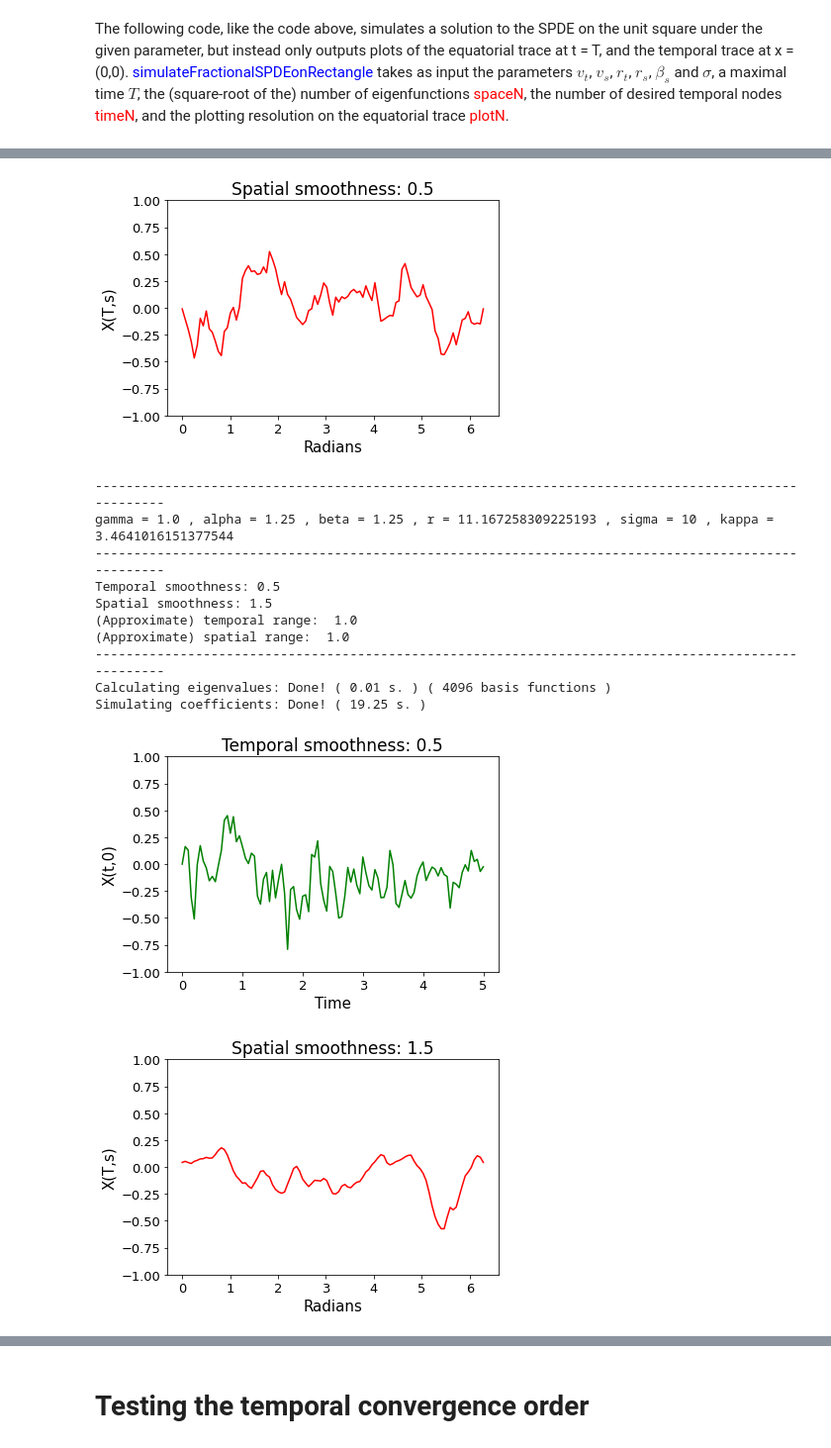
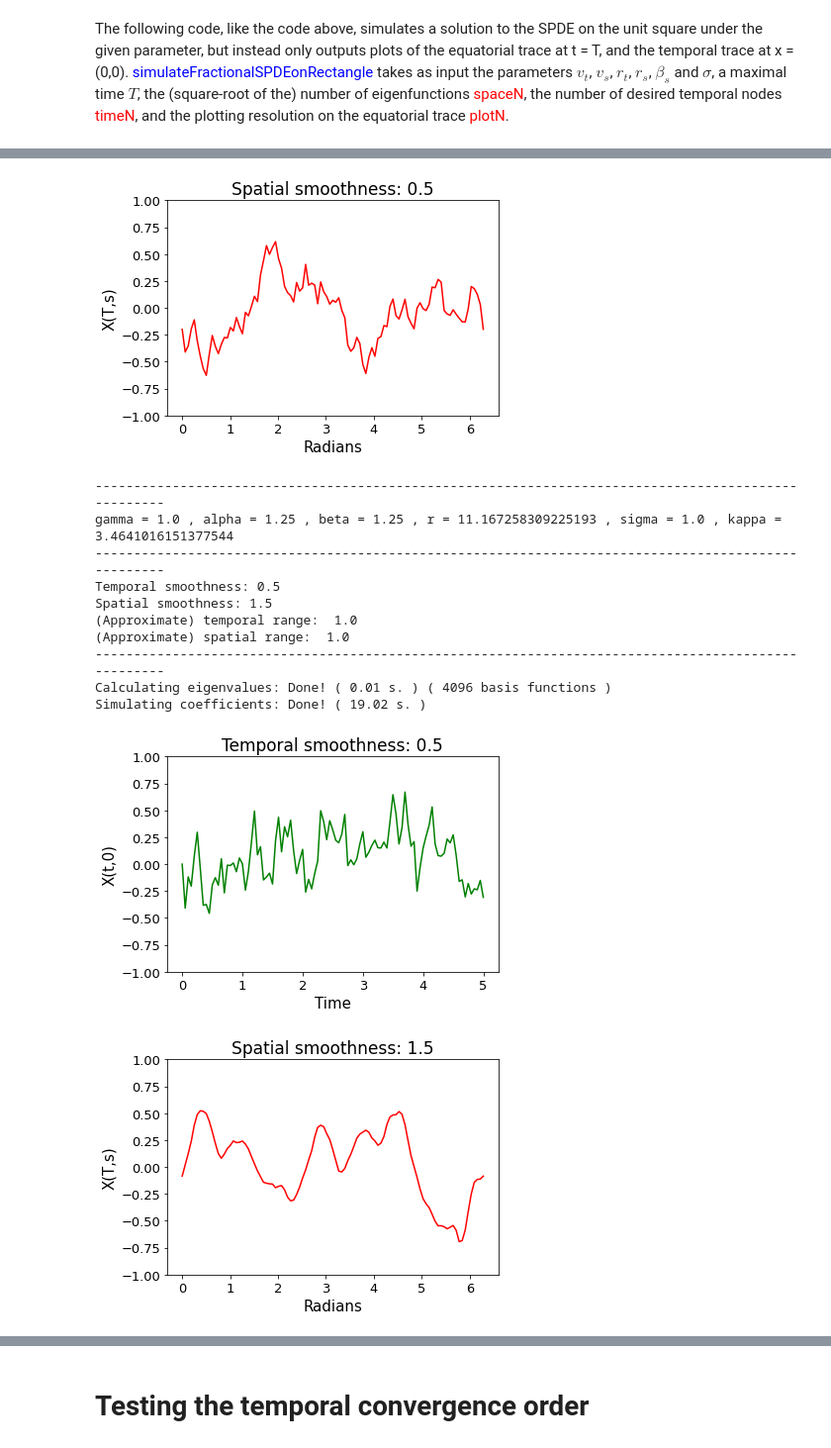
Before and after one commit to Kriekskaeri/FractionalSPDEMethods, a Jupyter notebook: FractionalSPDEMethods.ipynb, the cells around one changed output, grey strips where cells are left out. Shown at 99% size. Drawn from its saved outputs; the diff is of its cells as text; code cells hidden in the pictures.

```diff
--- a/FractionalSPDEMethods.ipynb
+++ b/FractionalSPDEMethods.ipynb
@@ -635,13 +638,13 @@ def simulateFractionalSPDEtracesonSphere(v_t, v_s, r_t, r_s, b_, sigma, T, space
             keys.append((l,m))
             XI[(l,m)] = l * (l + 1) / radius
             MU[(l,m)] = r**(-1) * (ka**2 + XI[(l,m)])**(al)
-            LA[(l,m)] = sigma**2 * r**(-ga) * (ka**2 + XI[(l,m)])**(-be)
+            LA[(l,m)] = r**(-2*ga) * (ka**2 + XI[(l,m)])**(-be)
             NORM.append(LA[(l,m)] * MU[(l,m)]**(1 - 2 * ga))
 
     #normalize LA
     C = scipy.special.gamma(2 * ga - 1) / scipy.special.gamma(ga)**2 * 2**(1 - 2*ga) * sum(NORM)
     for k in keys:
-        LA[k] = LA[k] / C
+        LA[k] = sigma**2 * LA[k] / C
 
     print("Done! (", str(round(time.time() - t, 2)), "s. ) (", len(keys),"basis functions )")
 
@@ -681,6 +684,7 @@ def simulateFractionalSPDEtracesonSphere(v_t, v_s, r_t, r_s, b_, sigma, T, space
     plt.xlabel("Time")
     plt.ylabel("X(t,0)")
     plt.title("Temporal smoothness: " + str(round(v_t,2)))
+    plt.savefig('/Users/simenkfu/Desktop/plots_for_article/temp-smooth-'+str(round(v_t,2))+"-"+str(round(v_s,2))+".png", dpi=300, bbox_inches='tight')
     plt.show()
 
     plt.plot(s_nodes, spatial_trace, color = "red")
@@ -688,6 +692,7 @@ def simulateFractionalSPDEtracesonSphere(v_t, v_s, r_t, r_s, b_, sigma, T, space
     plt.xlabel("Radians")
     plt.ylabel("X(T,s)")
     plt.title("Spatial smoothness: " + str(round(v_s,2)))
+    plt.savefig('/Users/simenkfu/Desktop/plots_for_article/spat-smooth-'+str(round(v_t,2))+"-"+str(round(v_s,2))+".png", dpi=300, bbox_inches='tight')
     plt.show()
 # %%
 spaceN = 64
@@ -695,13 +700,13 @@ timeN = 100
 plotN = 100
 
 np.random.seed(1)
-X = simulateFractionalSPDEtracesonSphere(v_t = 0.5, v_s = 0.5, r_t = 1, r_s = 1, b_ = 0.5, sigma = 10, T = 5, spaceN = spaceN, timeN = timeN, plotN = plotN)
-X = simulateFractionalSPDEtracesonSphere(v_t = 1.5, v_s = 0.5, r_t = 1, r_s = 1, b_ = 0.5, sigma = 10, T = 5, spaceN = spaceN, timeN = timeN, plotN = plotN)
+X = simulateFractionalSPDEtracesonSphere(v_t = 0.5, v_s = 0.5, r_t = 1.0, r_s = 1.0, b_ = 0.5, sigma = 1.0, T = 5, spaceN = spaceN, timeN = timeN, plotN = plotN)
+X = simulateFractionalSPDEtracesonSphere(v_t = 1.5, v_s = 0.5, r_t = 1, r_s = 1.0, b_ = 0.5, sigma = 1.0, T = 5, spaceN = spaceN, timeN = timeN, plotN = plotN)
 
-X = simulateFractionalSPDEtracesonSphere(v_t = 0.5, v_s = 1.5, r_t = 1, r_s = 1, b_ = 0.5, sigma = 10, T = 5, spaceN = spaceN, timeN = timeN, plotN = plotN)
-X = simulateFractionalSPDEtracesonSphere(v_t = 1.5, v_s = 1.5, r_t = 1, r_s = 1, b_ = 0.5, sigma = 10, T = 5, spaceN = spaceN, timeN = timeN, plotN = plotN)
+X = simulateFractionalSPDEtracesonSphere(v_t = 0.5, v_s = 1.5, r_t = 1.0, r_s = 1.0, b_ = 0.5, sigma = 1.0, T = 5, spaceN = spaceN, timeN = timeN, plotN = plotN)
+X = simulateFractionalSPDEtracesonSphere(v_t = 1.5, v_s = 1.5, r_t = 1.0, r_s = 1.0, b_ = 0.5, sigma = 1.0, T = 5, spaceN = spaceN, timeN = timeN, plotN = plotN)
 
-X = simulateFractionalSPDEtracesonSphere(v_t = 2.5, v_s = 0.5, r_t = 1, r_s = 1, b_ = 0.5, sigma = 10, T = 5, spaceN = spaceN, timeN = timeN, plotN = plotN)
-X = simulateFractionalSPDEtracesonSphere(v_t = 2.5, v_s = 1.5, r_t = 1, r_s = 1, b_ = 0.5, sigma = 10, T = 5, spaceN = spaceN, timeN = timeN, plotN = plotN)
+X = simulateFractionalSPDEtracesonSphere(v_t = 2.5, v_s = 0.5, r_t = 1.0, r_s = 1.0, b_ = 0.5, sigma = 1.0, T = 5, spaceN = spaceN, timeN = timeN, plotN = plotN)
+X = simulateFractionalSPDEtracesonSphere(v_t = 2.5, v_s = 1.5, r_t = 1.0, r_s = 1.0, b_ = 0.5, sigma = 1.0, T = 5, spaceN = spaceN, timeN = timeN, plotN = plotN)
 # %% [output]
 ----------------------------------------------------------------------------------------------------
@@ -730,14 +735,14 @@ Simulating coefficients: Done! ( 17.0 s. )
-[figure, old version]
+[figure, new version]
 ----------------------------------------------------------------------------------------------------
-gamma = 1.0 , alpha = 1.25 , beta = 1.25 , r = 11.167258309225193 , sigma = 10 , kappa = 3.4641016151377544
+gamma = 1.0 , alpha = 1.25 , beta = 1.25 , r = 11.167258309225193 , sigma = 1.0 , kappa = 3.4641016151377544
 ----------------------------------------------------------------------------------------------------
 Temporal smoothness: 0.5
 Spatial smoothness: 1.5
 (Approximate) temporal range:  1.0
 (Approximate) spatial range:  1.0
 ----------------------------------------------------------------------------------------------------
 Calculating eigenvalues: Done! ( 0.01 s. ) ( 4096 basis functions )
-Simulating coefficients: Done! ( 19.25 s. )
+Simulating coefficients: Done! ( 19.02 s. )
-[figure, old version]
+[figure, new version]
-[figure, old version]
+[figure, new version]
 ----------------------------------------------------------------------------------------------------
```
Also changed, not shown: parts of 11 cells of this notebook.
